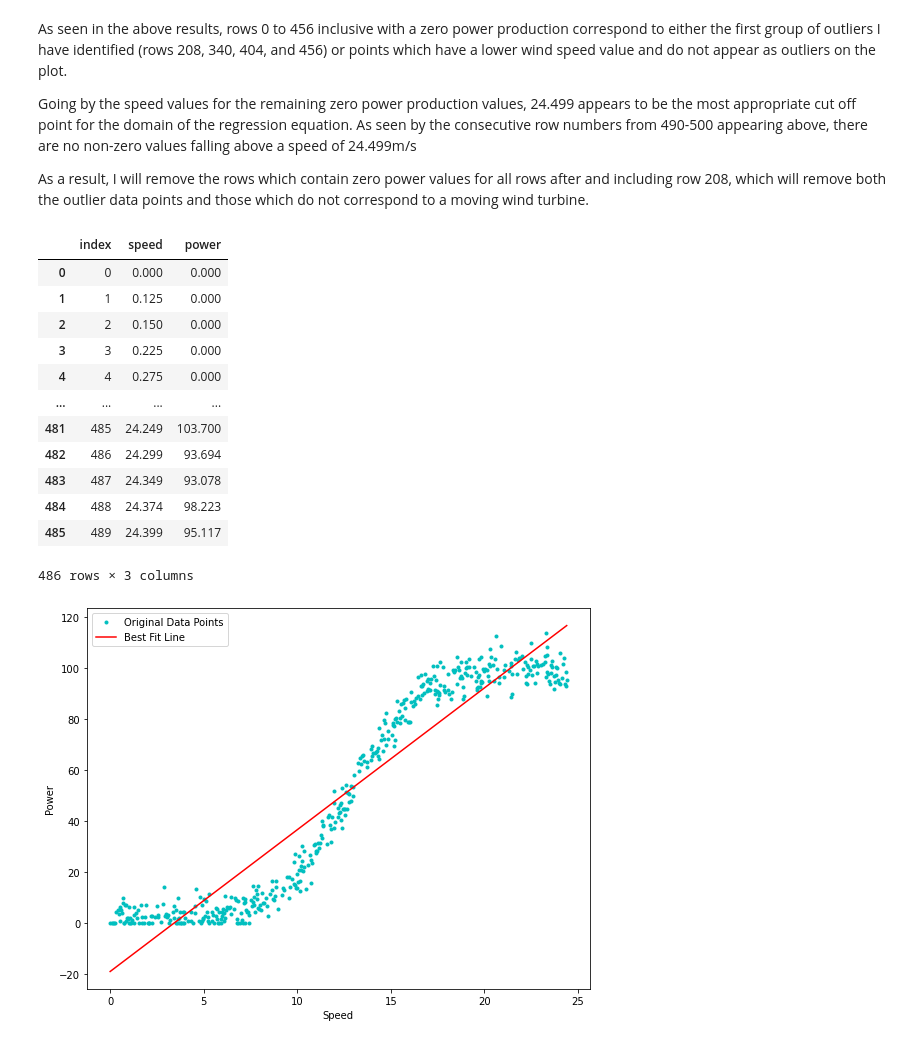
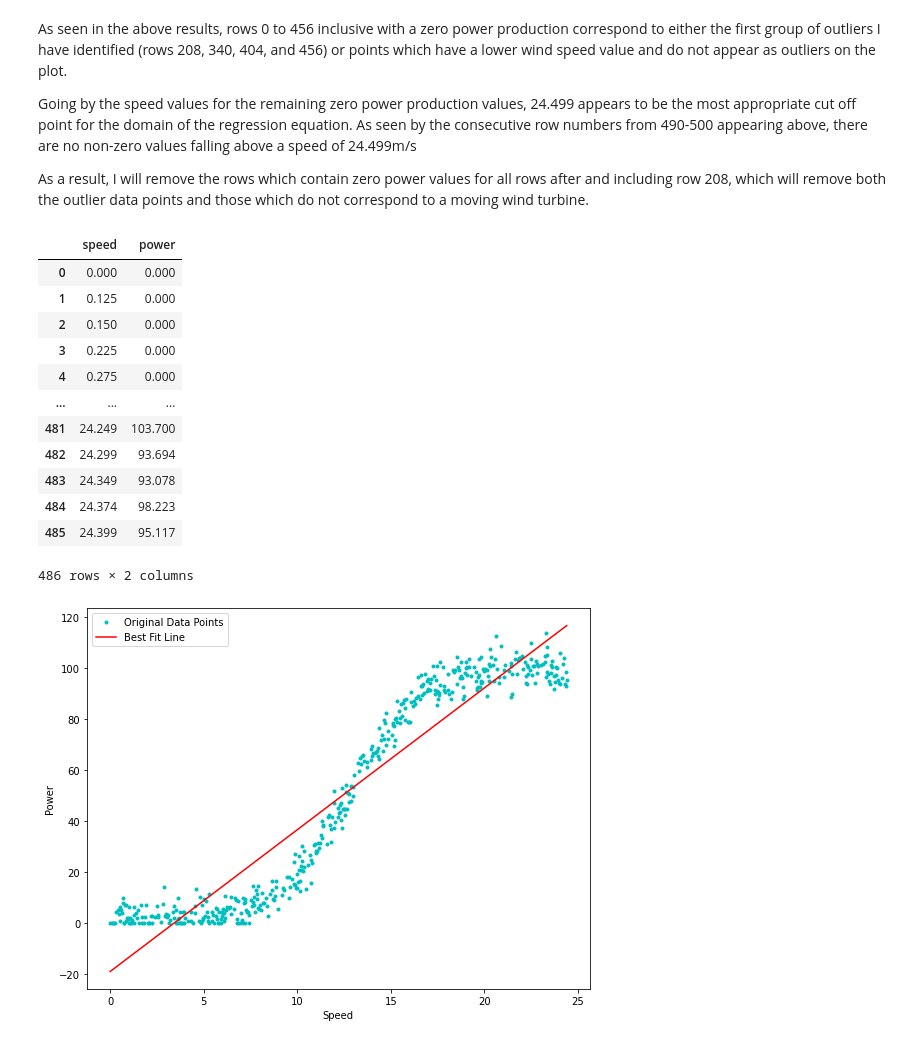
Before and after one commit to dervlac/FDA-Assessment, a Jupyter notebook: FDA Project.ipynb, the cells around one changed output. Cells and saved outputs as stored; diff of their text form; code cells hidden in the pictures.

Commit message:
removing old index column from dataset

```diff
--- a/FDA Project.ipynb
+++ b/FDA Project.ipynb
@@ -141,23 +141,23 @@ As a result, I will remove the rows which contain zero power values for all rows
 # %%
 # create a new dataframe in variable data for the remaining analysis
 data = df.drop([208,340,404,456,490,491,492,493,494,495,496,497,498,499], axis=0)
-data.reset_index(inplace=True)
+data.reset_index(inplace=True, drop=True)
 # print data to screen
 data
 # %% [output]
-|  | index | speed | power |
-| 0 | 0 | 0.000 | 0.000 |
-| 1 | 1 | 0.125 | 0.000 |
-| 2 | 2 | 0.150 | 0.000 |
-| 3 | 3 | 0.225 | 0.000 |
-| 4 | 4 | 0.275 | 0.000 |
-| ... | ... | ... | ... |
-| 481 | 485 | 24.249 | 103.700 |
-| 482 | 486 | 24.299 | 93.694 |
-| 483 | 487 | 24.349 | 93.078 |
-| 484 | 488 | 24.374 | 98.223 |
-| 485 | 489 | 24.399 | 95.117 |
+|  | speed | power |
+| 0 | 0.000 | 0.000 |
+| 1 | 0.125 | 0.000 |
+| 2 | 0.150 | 0.000 |
+| 3 | 0.225 | 0.000 |
+| 4 | 0.275 | 0.000 |
+| ... | ... | ... |
+| 481 | 24.249 | 103.700 |
+| 482 | 24.299 | 93.694 |
+| 483 | 24.349 | 93.078 |
+| 484 | 24.374 | 98.223 |
+| 485 | 24.399 | 95.117 |
-486 rows × 3 columns
+486 rows × 2 columns
 # %%
 # repeat the linear polyfit for the new dataset
 m2,c2 = np.polyfit(data['speed'],data['power'], 1)
```
